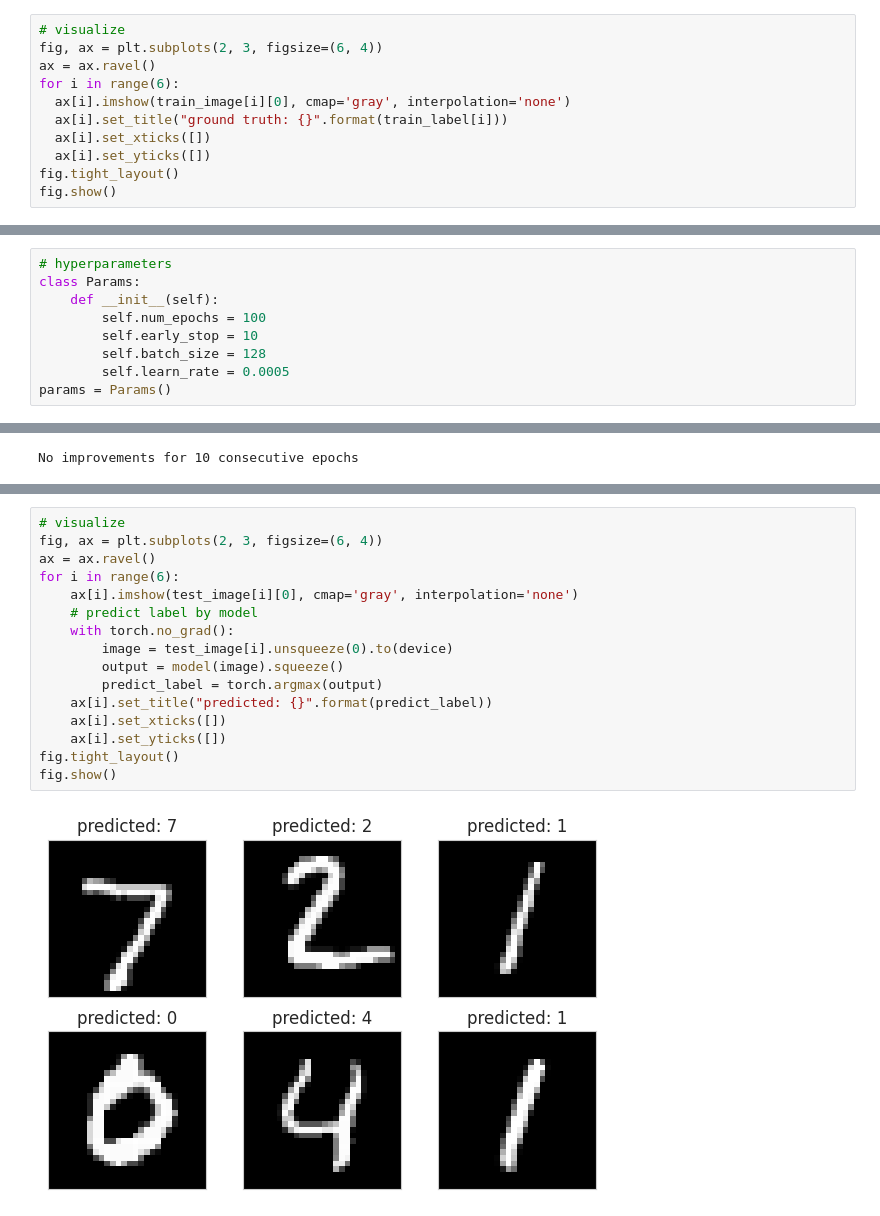
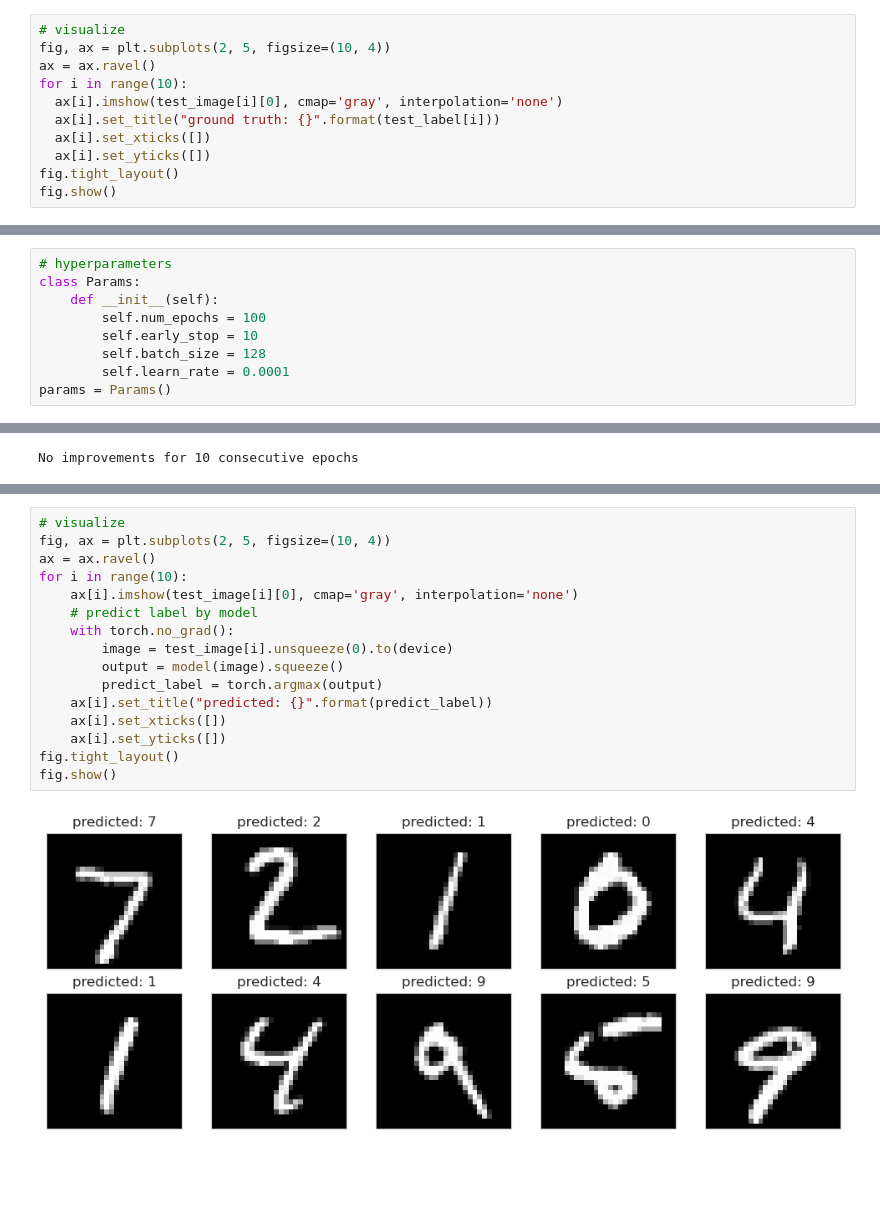
Before and after one commit to ChernLab/pytorch-tutorial, a Jupyter notebook: notebooks/cnn.ipynb, the cells around one changed output, grey strips where cells are left out. Saved outputs shown, nothing was run; the diff lists cells and outputs as text; blank space fills up the shorter version.

```diff
--- a/notebooks/cnn.ipynb
+++ b/notebooks/cnn.ipynb
@@ -61,11 +61,11 @@ test image shape: (10000, 1, 28, 28)
 test label shape: (10000,)
 # %%
 # visualize
-fig, ax = plt.subplots(2, 3, figsize=(6, 4))
+fig, ax = plt.subplots(2, 5, figsize=(10, 4))
 ax = ax.ravel()
-for i in range(6):
-  ax[i].imshow(train_image[i][0], cmap='gray', interpolation='none')
-  ax[i].set_title("ground truth: {}".format(train_label[i]))
+for i in range(10):
+  ax[i].imshow(test_image[i][0], cmap='gray', interpolation='none')
+  ax[i].set_title("ground truth: {}".format(test_label[i]))
   ax[i].set_xticks([])
   ax[i].set_yticks([])
 fig.tight_layout()
@@ -79,7 +79,7 @@ class Params:
         self.num_epochs = 100
         self.early_stop = 10
         self.batch_size = 128
-        self.learn_rate = 0.0005
+        self.learn_rate = 0.0001
 params = Params()
 # %%
 # create dataloader
@@ -270,18 +270,18 @@ Test Accuracy 99.17%
 # %%
 # visualize
-fig, ax = plt.subplots(2, 3, figsize=(6, 4))
+fig, ax = plt.subplots(2, 5, figsize=(10, 4))
 ax = ax.ravel()
-for i in range(6):
+for i in range(10):
     ax[i].imshow(test_image[i][0], cmap='gray', interpolation='none')
     # predict label by model
     with torch.no_grad():
         image = test_image[i].unsqueeze(0).to(device)
         output = model(image).squeeze()
         predict_label = torch.argmax(output)
     ax[i].set_title("predicted: {}".format(predict_label))
     ax[i].set_xticks([])
     ax[i].set_yticks([])
 fig.tight_layout()
 fig.show()
 # %% [output]
-[figure, old version]
+[figure, new version]
```
Also changed, not shown: parts of 4 cells of this notebook, 3 other files.
